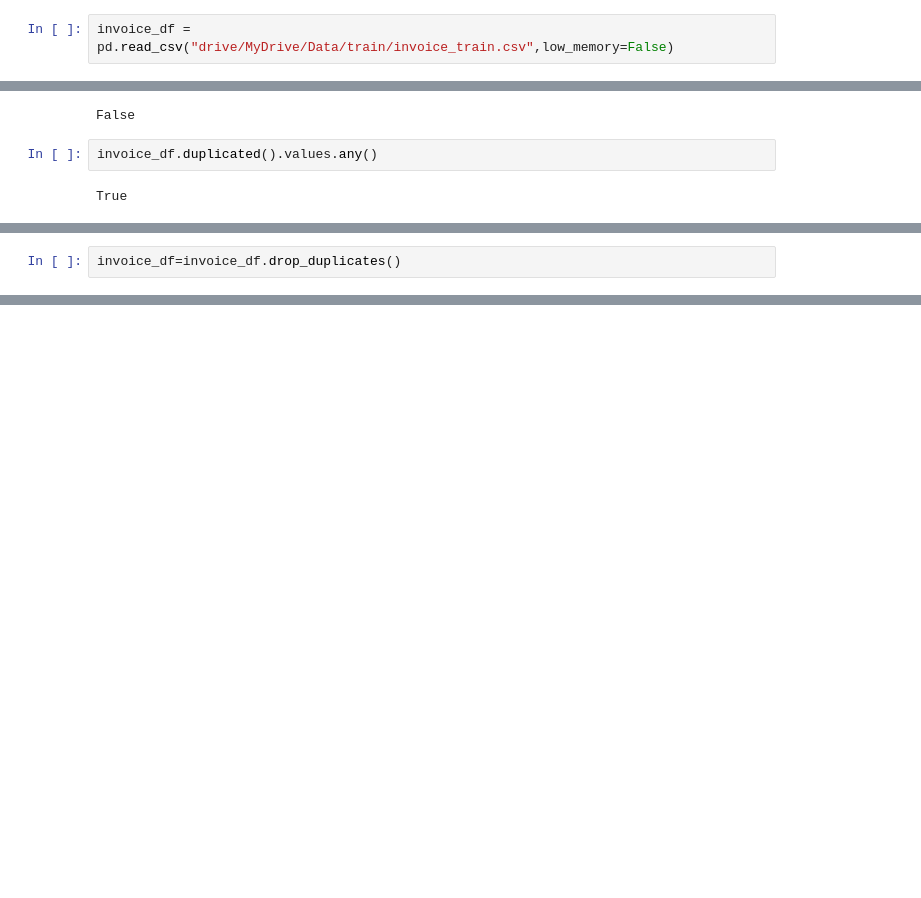
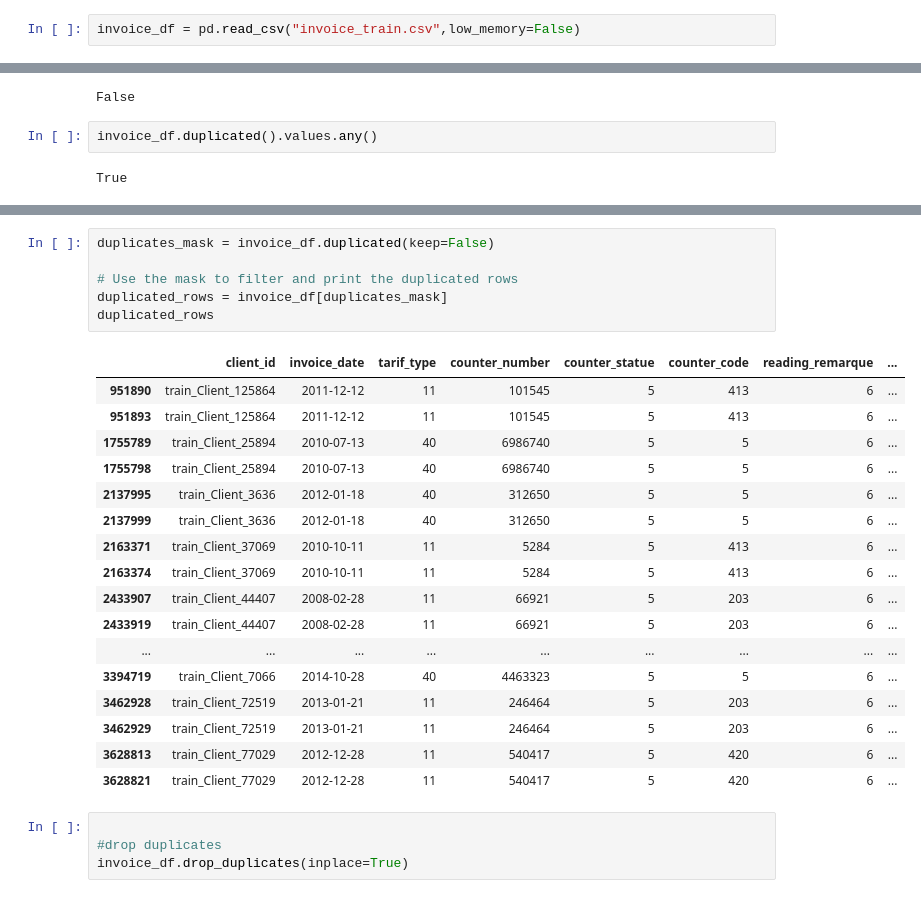
Before and after one commit to mariagichomo/Fraud-detection, a Jupyter notebook: Fraud_detection_pynb.ipynb, the cells around one changed output, grey strips where cells are left out. Saved outputs shown, nothing was run; the diff lists cells and outputs as text; blank space fills up the shorter version.

```diff
--- a/Fraud_detection_pynb.ipynb
+++ b/Fraud_detection_pynb.ipynb
@@ -25,7 +27,7 @@ client_df.head()
 | 3 | 69 | train_Client_100 | 11 | 105 | 11/07/1996 | 0.0 |
 | 4 | 62 | train_Client_1000 | 11 | 303 | 14/10/2014 | 0.0 |
 # %%
-invoice_df = pd.read_csv("drive/MyDrive/Data/train/invoice_train.csv",low_memory=False)
+invoice_df = pd.read_csv("invoice_train.csv",low_memory=False)
 # %%
 invoice_df.head()
 # %% [output]
@@ -115,2 +117,0 @@ print(invoice_duplicates)
-# %%
-invoice_df=invoice_df.drop_duplicates()
@@ -343,0 +127,28 @@ memory usage: 751.4+ MB
+# %%
+duplicates_mask = invoice_df.duplicated(keep=False)
+
+# Use the mask to filter and print the duplicated rows
+duplicated_rows = invoice_df[duplicates_mask]
+duplicated_rows
+# %% [output]
+|  | client_id | invoice_date | tarif_type | counter_number | counter_statue | counter_code | reading_remarque | ... |
+| 951890 | train_Client_125864 | 2011-12-12 | 11 | 101545 | 5 | 413 | 6 | ... |
+| 951893 | train_Client_125864 | 2011-12-12 | 11 | 101545 | 5 | 413 | 6 | ... |
+| 1755789 | train_Client_25894 | 2010-07-13 | 40 | 6986740 | 5 | 5 | 6 | ... |
+| 1755798 | train_Client_25894 | 2010-07-13 | 40 | 6986740 | 5 | 5 | 6 | ... |
+| 2137995 | train_Client_3636 | 2012-01-18 | 40 | 312650 | 5 | 5 | 6 | ... |
+| 2137999 | train_Client_3636 | 2012-01-18 | 40 | 312650 | 5 | 5 | 6 | ... |
+| 2163371 | train_Client_37069 | 2010-10-11 | 11 | 5284 | 5 | 413 | 6 | ... |
+| 2163374 | train_Client_37069 | 2010-10-11 | 11 | 5284 | 5 | 413 | 6 | ... |
+| 2433907 | train_Client_44407 | 2008-02-28 | 11 | 66921 | 5 | 203 | 6 | ... |
+| 2433919 | train_Client_44407 | 2008-02-28 | 11 | 66921 | 5 | 203 | 6 | ... |
+| ... | ... | ... | ... | ... | ... | ... | ... | ... |
+| 3394719 | train_Client_7066 | 2014-10-28 | 40 | 4463323 | 5 | 5 | 6 | ... |
+| 3462928 | train_Client_72519 | 2013-01-21 | 11 | 246464 | 5 | 203 | 6 | ... |
+| 3462929 | train_Client_72519 | 2013-01-21 | 11 | 246464 | 5 | 203 | 6 | ... |
+| 3628813 | train_Client_77029 | 2012-12-28 | 11 | 540417 | 5 | 420 | 6 | ... |
+| 3628821 | train_Client_77029 | 2012-12-28 | 11 | 540417 | 5 | 420 | 6 | ... |
+# %%
+
+#drop duplicates
+invoice_df.drop_duplicates(inplace=True)
```
Also changed, not shown: parts of 50 cells of this notebook.
